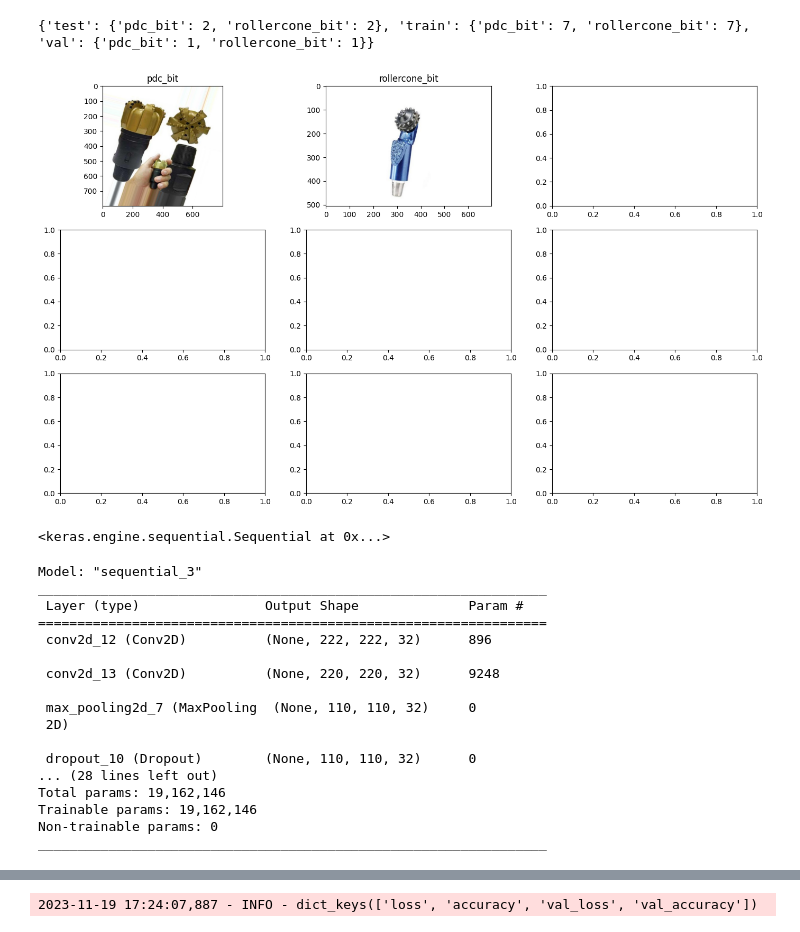
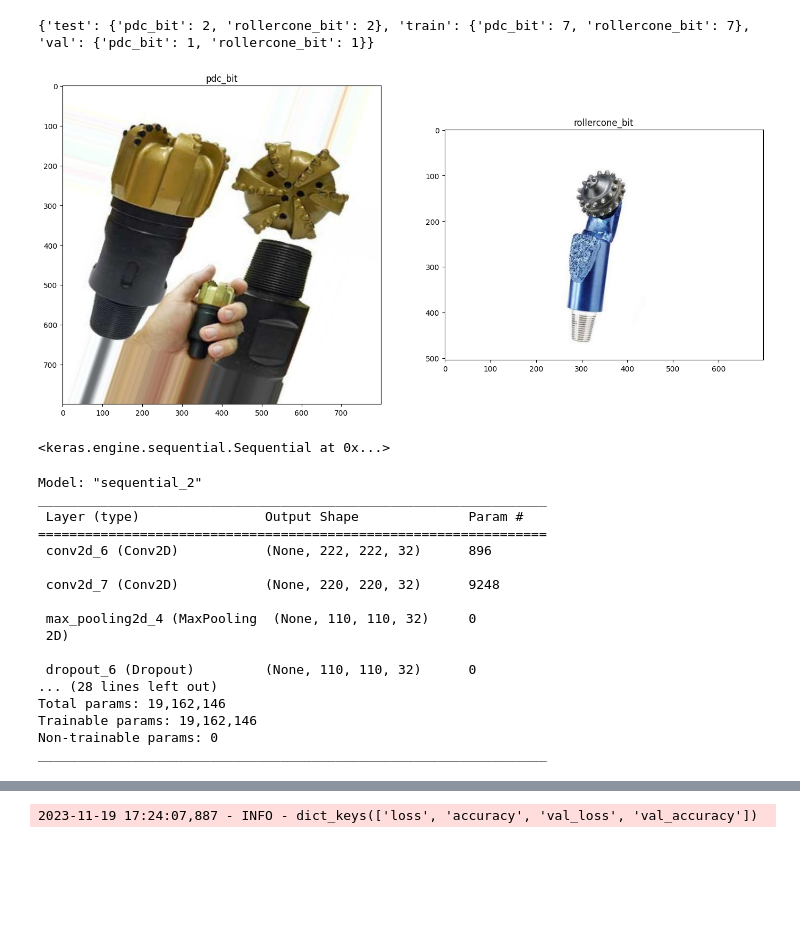
Before and after one commit to Atashnezhad/DrillBitVision, a Jupyter notebook: tutorial/P2_tutorial_BitVision.ipynb, the cells around one changed output, grey strips where cells are left out. Saved outputs shown, nothing was run; the diff lists cells and outputs as text; code cells hidden in the pictures; blank space fills up the shorter version.

```diff
--- a/tutorial/P2_tutorial_BitVision.ipynb
+++ b/tutorial/P2_tutorial_BitVision.ipynb
@@ -27,6 +32,6 @@ from pathlib import Path
 # %%
 obj = BitVision(
-    train_test_val_dir=Path("__file__").parent / ".." / "dataset_train_test_val"
+    train_test_val_dir=Path("__file__").parent / "dataset_train_test_val"
 )
 # %%
 print(obj.categories)
@@ -37,9 +42,9 @@ print(obj.data_details)
 # %% [output]
 {'test': {'pdc_bit': 2, 'rollercone_bit': 2}, 'train': {'pdc_bit': 7, 'rollercone_bit': 7}, 'val': {'pdc_bit': 1, 'rollercone_bit': 1}}
 # %%
-obj.plot_image_category(nrows=3, ncols=3)
+obj.plot_image_category(nrows=1, ncols=2)
 # %% [output]
-[figure, old version]
+[figure, new version]
 # %%
 obj.assemble_deep_net_model_2()
 # %% [output]
@@ -47,18 +52,18 @@ obj.assemble_deep_net_model_2()
 # %%
 obj.compile_model()
 # %% [output]
-Model: "sequential_3"
+Model: "sequential_2"
 _________________________________________________________________
  Layer (type)                Output Shape              Param #
 =================================================================
- conv2d_12 (Conv2D)          (None, 222, 222, 32)      896
+ conv2d_6 (Conv2D)           (None, 222, 222, 32)      896
 
- conv2d_13 (Conv2D)          (None, 220, 220, 32)      9248
+ conv2d_7 (Conv2D)           (None, 220, 220, 32)      9248
 
- max_pooling2d_7 (MaxPooling  (None, 110, 110, 32)     0
+ max_pooling2d_4 (MaxPooling  (None, 110, 110, 32)     0
  2D)
 
- dropout_10 (Dropout)        (None, 110, 110, 32)      0
+ dropout_6 (Dropout)         (None, 110, 110, 32)      0
 ... (28 lines left out)
 Total params: 19,162,146
 Trainable params: 19,162,146
```
Also changed, not shown: parts of 10 cells of this notebook, 2 other files.
